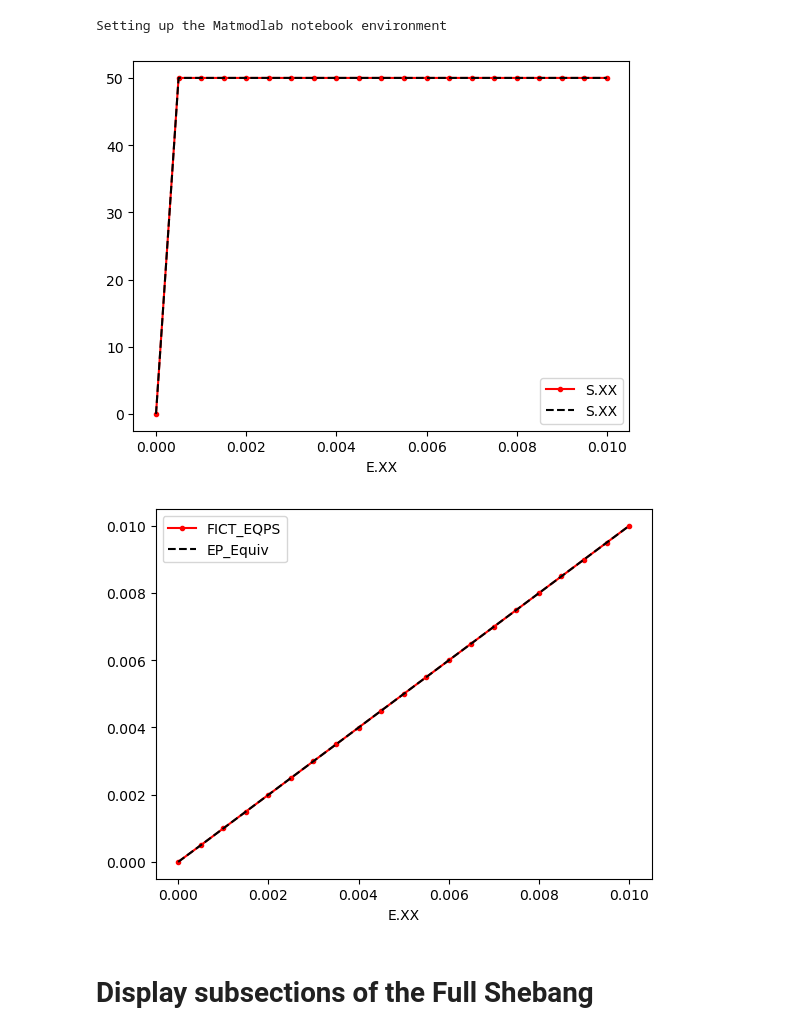
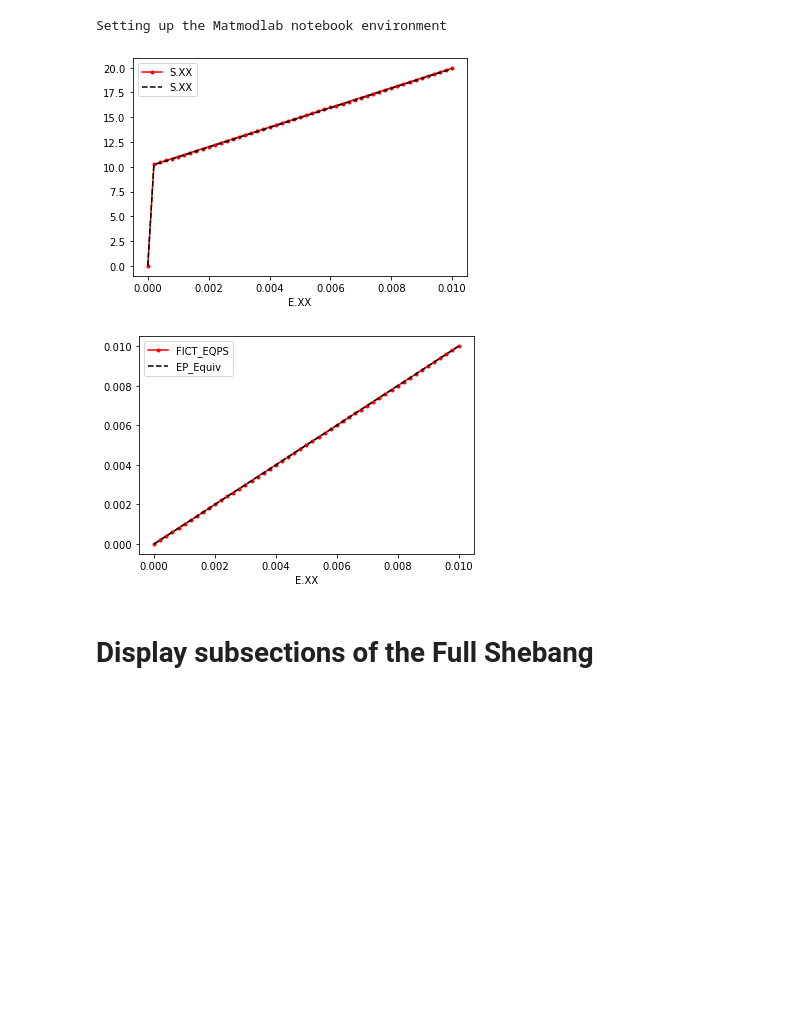
Before and after one commit to brianphung/matmodlab2, a Jupyter notebook: notebooks/ST_GPSR_vm_and_rotation.ipynb, the cells around one changed output. Cells and saved outputs as stored; diff of their text form; code cells hidden in the pictures; blank space fills up the shorter version.

```diff
--- a/notebooks/ST_GPSR_vm_and_rotation.ipynb
+++ b/notebooks/ST_GPSR_vm_and_rotation.ipynb
@@ -286,12 +286,12 @@ def B(X_0):
 # Shared params
 E = 10e6
 nu = .333
-Y0 = 50
-H = 0
+Y0 = 10
+H = 990
 
 all_comps = (0.01, 0, 0)
 all_loads = 'ESS'
-all_frames = 20
+all_frames = 50
 
 # Run ST_GPSR_TTM model
 pGPSR = {'E': E, 'Nu': nu, 'Y0': Y0, 'H': H, "B": B}
@@ -351,35 +351,35 @@ with pd.option_context('display.max_rows', None, 'display.max_columns', None):
                     "TRIAL_STRESS_PRE_TRANS_XY",
                     "TRIAL_STRESS_PRE_TRANS_YZ",
                     "TRIAL_STRESS_PRE_TRANS_XZ",
                     'CONV_STRESS_ISO_XX',
                     'CONV_STRESS_ISO_YY',
                     'CONV_STRESS_ISO_ZZ',
                     "CONV_STRESS_ISO_XY",
                     "CONV_STRESS_ISO_YZ",
                     "CONV_STRESS_ISO_XZ",
                     'FICT_SXX',
                     'FICT_SYY',
                     'FICT_SZZ',
                     "FICT_SXY",
                     "FICT_SYZ",
                     "FICT_SXZ",
                     "FICT_EP_XX",  # 0
                     "FICT_EP_YY",  # 1
                     "FICT_EP_ZZ",  # 2
                     'REAL_EP_XX',
                     'REAL_EP_YY',
                     'REAL_EP_ZZ',
                     'S.XX',
                     'S.YY',
                     'S.ZZ',
                     'S.YZ',
                     'S.XZ',
                     'S.XY',
                     'S.VM']]
     df_vm_reference.to_csv('output0.csv')
 # %% [output]
-[figure, old version]
+[figure, new version]
-[figure, old version]
+[figure, new version]
 # %% [markdown]
 # Display subsections of the Full Shebang
 # %%
```
Also changed, not shown: parts of 12 cells of this notebook, 6 other files.
